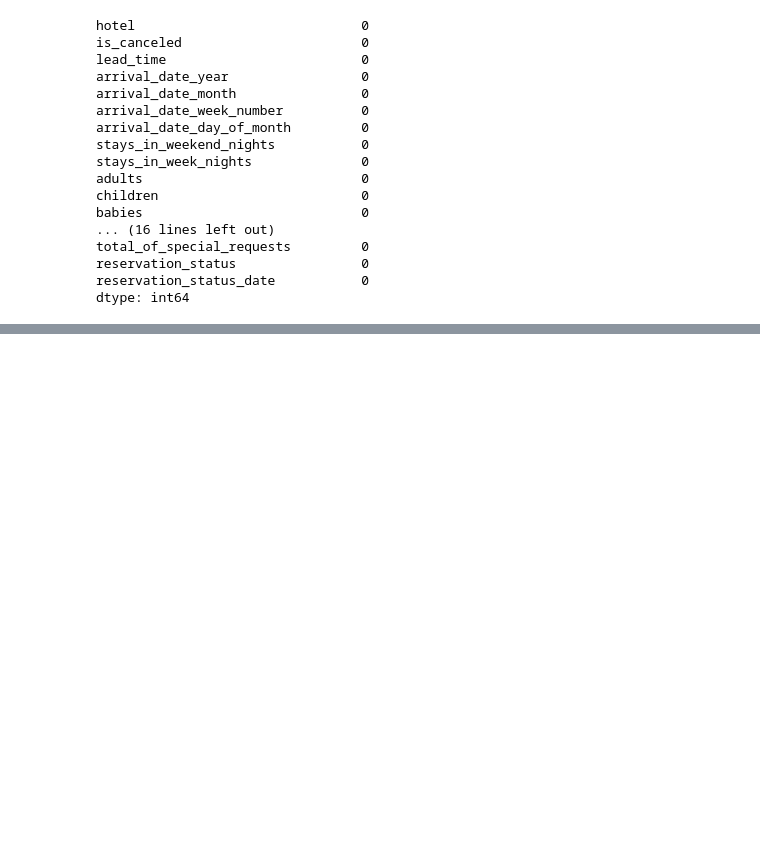
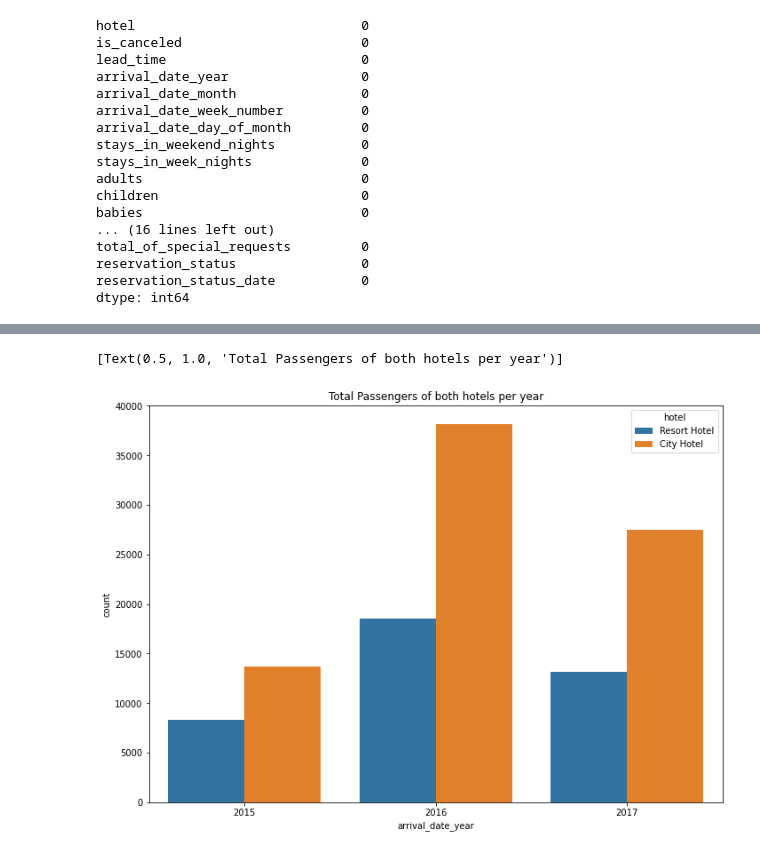
Before and after one commit to AjaharDaroga/EDA_CAPSTONE_PROJECT, a Jupyter notebook: Hotel_Booking_Analysis_Capstone_Project.ipynb, the cells around one changed output, grey strips where cells are left out. Drawn from its saved outputs; the diff is of its cells as text; code cells hidden in the pictures; blank space fills up the shorter version.

```diff
--- a/Hotel_Booking_Analysis_Capstone_Project.ipynb
+++ b/Hotel_Booking_Analysis_Capstone_Project.ipynb
@@ -170,0 +203,9 @@ df.describe()
+# %%
+# year wise hotel booking
+plt.figure(figsize=(10,7))
+distribution = sn.countplot(df['arrival_date_year'], hue = 'hotel', data = df);
+plt.tight_layout()
+distribution.set(title = "Total Passengers of both hotels per year")
+# %% [output]
+[Text(0.5, 1.0, 'Total Passengers of both hotels per year')]
+[figure, added]
```
Also changed, not shown: parts of 10 cells of this notebook.
